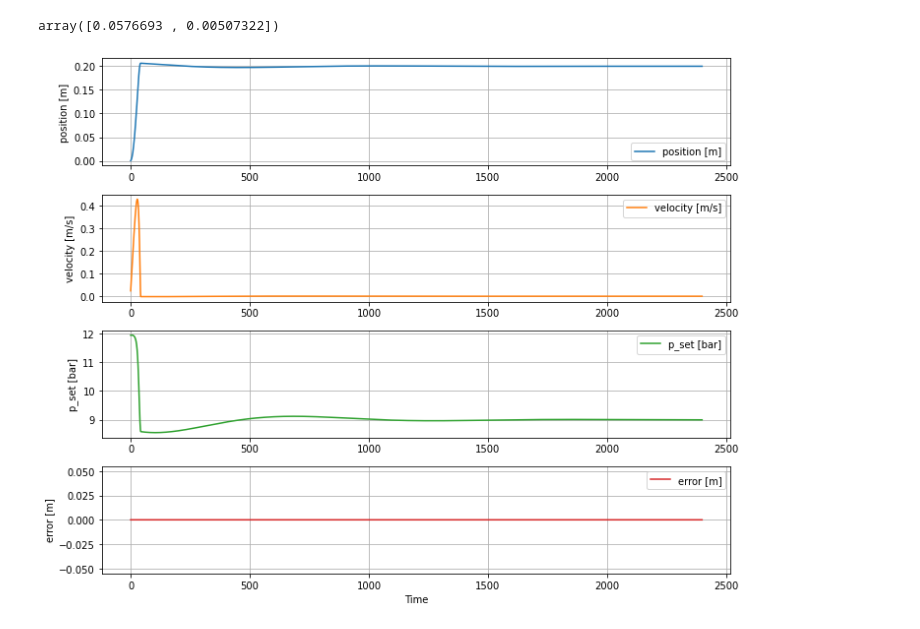
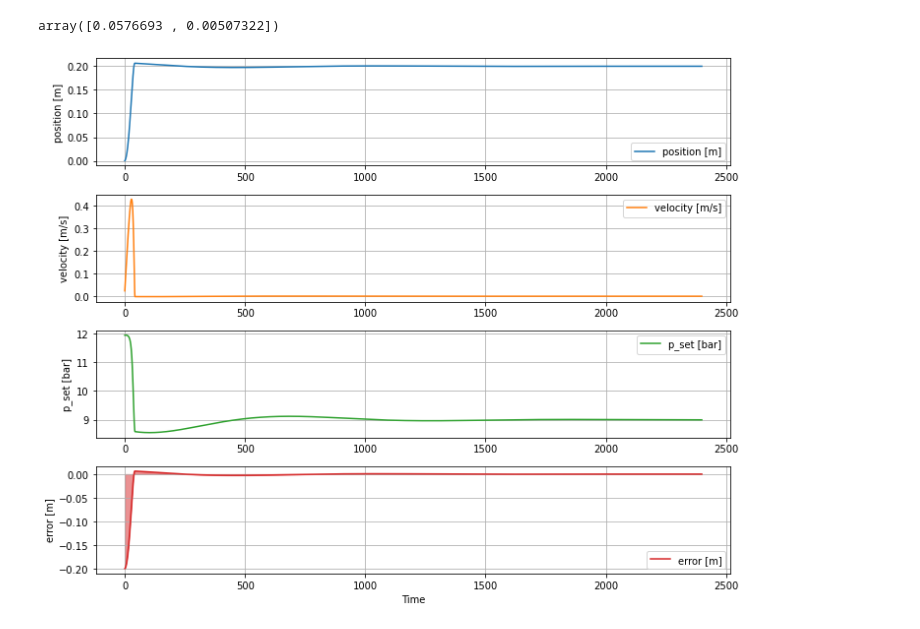
Before and after one commit to Sven-J-Steinert/Rocket-Hopper-DDPG, a Jupyter notebook: simulation.ipynb, the cells around one changed output. Saved outputs shown, nothing was run; the diff lists cells and outputs as text; code cells hidden in the pictures.

Commit message:
error plot

```diff
--- a/simulation.ipynb
+++ b/simulation.ipynb
@@ -179,6 +179,8 @@ def plot(states, time):
     for i in range(num_states):
         plt.subplot(num_states, 1, i + 1)
         plt.plot(time, states[i, :], label=names[i],color=colors[i])
+        if i == 3:
+            plt.fill_between(time, 0, states[i, :], color=colors[i], alpha=0.5)
         plt.ylabel(names[i])
         plt.legend()
         plt.grid(True)
@@ -294,23 +296,24 @@ class PIDController:
 # %%
 x_target = 0.2 # [m]
 y = np.array([0,0])
 t = 40 # simulation time [s]
 n = t * 60 # simulation simulates always 1/60 s in one window
 log = np.zeros((len(y)+2, n))
 # log[0,:] -> position
 # log[1,:] -> velocity
 # log[2,:] -> p_set
 
 contr = PIDController(25,0.2,0.1) # initialize controller
 
 time = range(n)
 for i in time:
     p_set = contr.ctrl(y,x_target)
     y = sim_step(y,p_set) # sim_step(y,p=10)
     log[0, i] = y[0]
     log[1, i] = y[1]
     log[2,i] = p_set
+    log[3,i] = y[0]-x_target
 
 plot(log,time)
 # %% [output]
-[figure, old version]
+[figure, new version]
```
